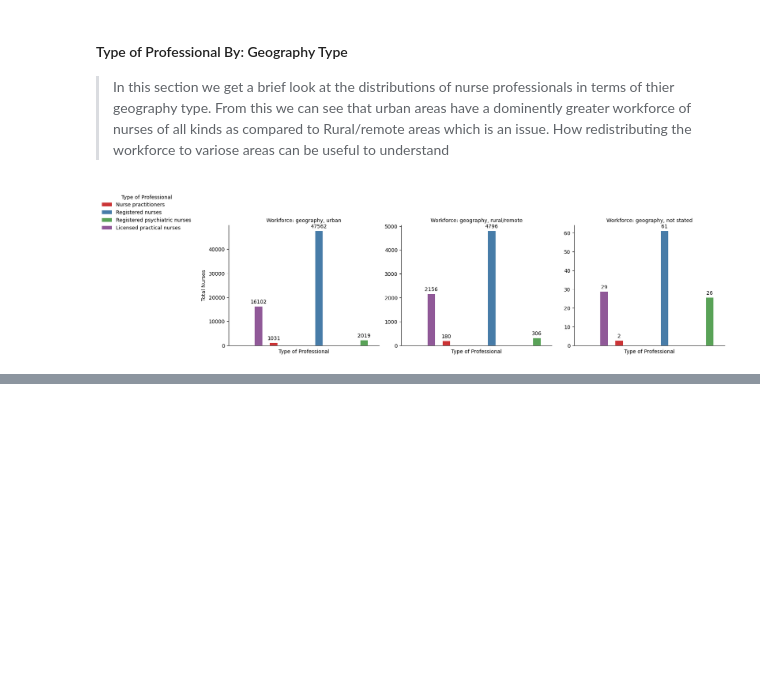
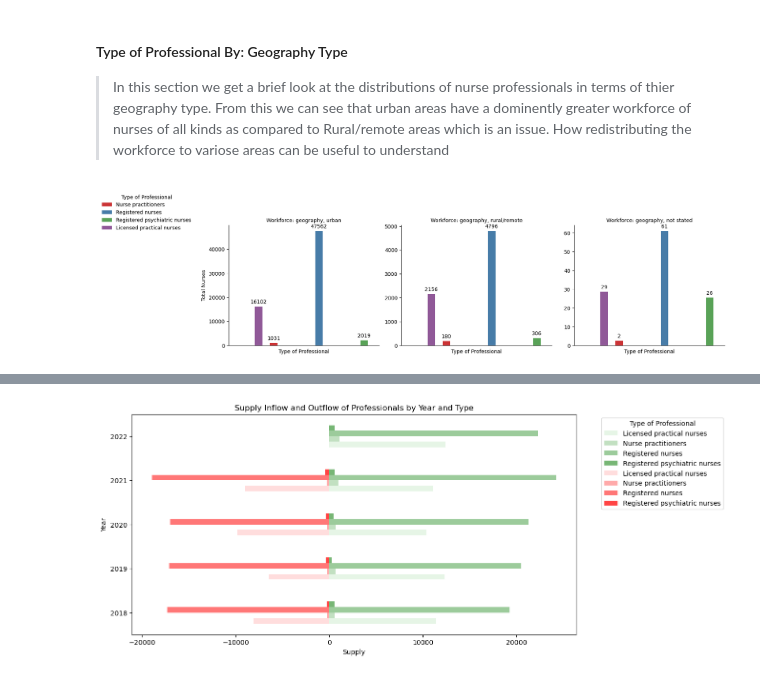
Before and after one commit to GP254/Canadian-Nursing-Workforce-and-Facility-Analysis, a Jupyter notebook: Canadian-Nursing-Workforce-and-Facility-Analysis.ipynb, the cells around one changed output, grey strips where cells are left out. Cells and saved outputs as stored; diff of their text form; code cells hidden in the pictures; blank space fills up the shorter version.

Commit message:
Update Canadian-Nursing-Workforce-and-Facility-Analysis.ipynb
Started GDP and Nurse flow analysis

```diff
--- a/Canadian-Nursing-Workforce-and-Facility-Analysis.ipynb
+++ b/Canadian-Nursing-Workforce-and-Facility-Analysis.ipynb
@@ -17,6 +17,8 @@ gis = GIS("home")
 ##### https://www.cihi.ca/en/access-data-and-reports
 # %%
 nursing_workforce = pd.read_excel('/arcgis/home/Book3.xlsx')
+nursing_supply = pd.read_excel('/arcgis/home/nursing_supply.xlsx')
+gdp_ppp = pd.read_excel('/arcgis/home/GDPperProvTerr.xlsx')
 # %% [markdown]
 ### Data Cleaning and Formatting
 # %%
@@ -277,0 +282,3 @@ plt.show()
+# %%
+nursing_supply.columns = nursing_supply.columns.str.replace('\n', '')
+nursing_supply.head()
@@ -277,0 +293,34 @@ plt.show()
+# %%
+nursing_supply['Supply: inflow'] = pd.to_numeric(nursing_supply['Supply: inflow'], errors='coerce')
+nursing_supply['Supply: outflow '] = pd.to_numeric(nursing_supply['Supply: outflow '], errors='coerce')
+supply_outflow['Supply: outflow '] = supply_outflow['Supply: outflow ']
+
+supply_inflow = nursing_supply.groupby(['Year','Jurisdiction', 'Type of professional'])['Supply: inflow'].sum().reset_index()
+supply_outflow = nursing_supply.groupby(['Year', 'Jurisdiction', 'Type of professional'])['Supply: outflow '].sum().reset_index()
+
+supply_inflow = supply_inflow[(supply_inflow['Year'] >= 2018) & (supply_inflow['Year'] <= 2022)]
+supply_outflow = supply_outflow[(supply_outflow['Year'] >= 2018) & (supply_outflow['Year'] <= 2022)]
+
+grouped_inflow = supply_inflow.groupby(['Year', 'Type of professional'])['Supply: inflow'].sum().reset_index()
+pivot_inflow = grouped_inflow.pivot(index='Year', columns='Type of professional', values='Supply: inflow')
+grouped_outflow = supply_outflow.groupby(['Year', 'Type of professional'])['Supply: outflow '].sum().reset_index()
+pivot_outflow = grouped_outflow.pivot(index='Year', columns='Type of professional', values='Supply: outflow ')
+# %%
+fig, ax = plt.subplots(figsize=(12, 6))
+green_gradients = ['#E6F5E6', '#C2E0C1', '#9CCB9B', '#77B675']
+red_gradients = ['#FFDDDD', '#FFAAAA', '#FF7777', '#FF4444']
+
+# Plot supply inflow as horizontal bars facing right
+pivot_inflow.plot(kind='barh', ax=ax, color=green_gradients, label='Inflow')
+
+# Negate the values for supply outflow to make them face left
+pivot_outflow = -pivot_outflow
+pivot_outflow.plot(kind='barh', ax=ax, color=red_gradients, label='Outflow')
+
+plt.title('Supply Inflow and Outflow of Professionals by Year and Type')
+plt.xlabel('Supply')
+plt.ylabel('Year')
+legend = ax.legend(title='Type of Professional', bbox_to_anchor=(1.05, 1), loc='upper left')
+plt.show()
+# %% [output]
+[figure, added]
```
Also changed, not shown: parts of 10 cells of this notebook.
